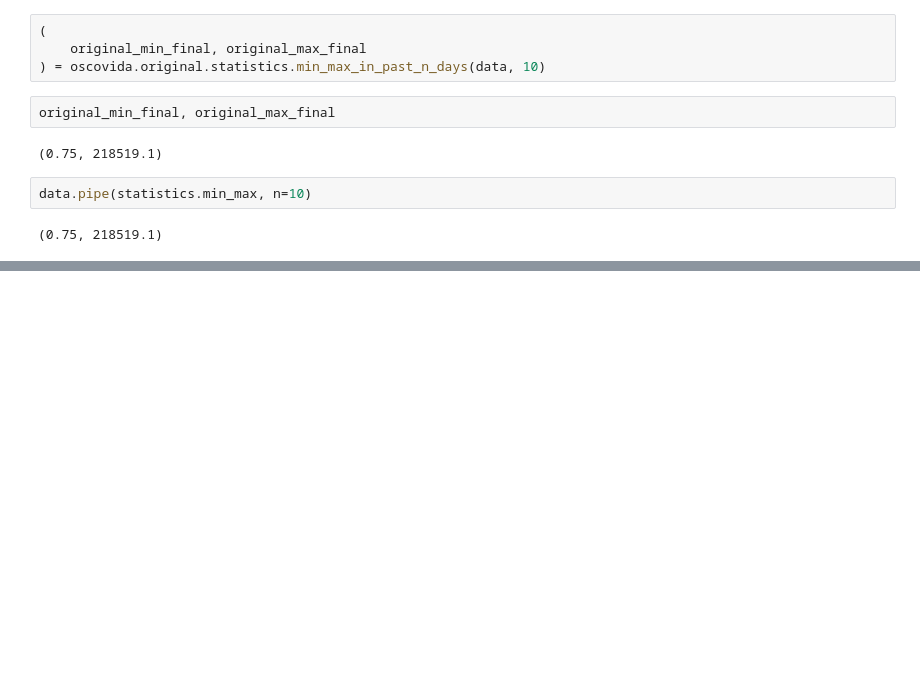
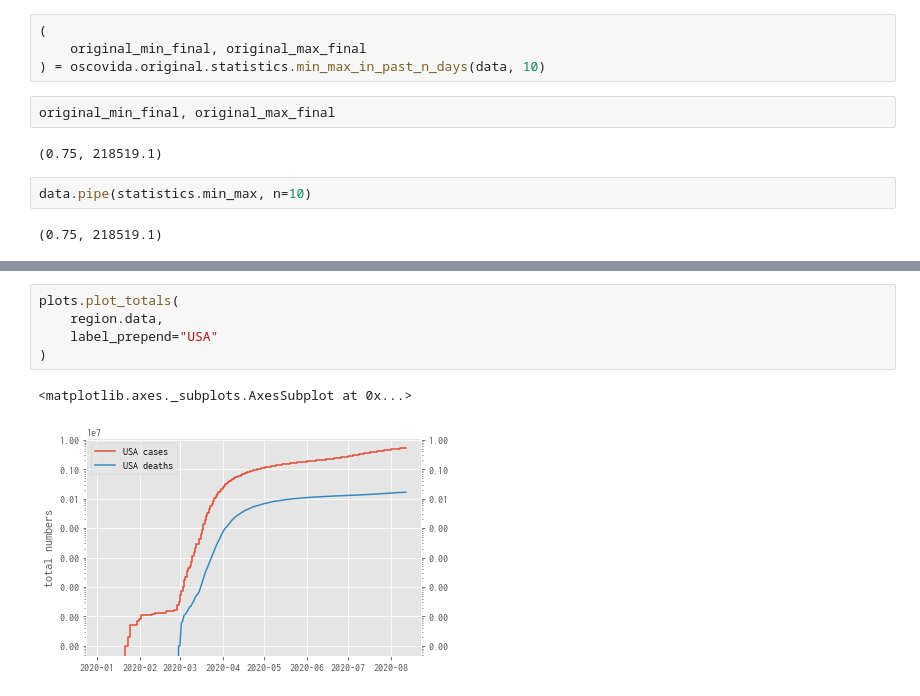
Before and after one commit to oscovida/oscovida, a Jupyter notebook: refactoring_tests.ipynb, the cells around one changed output, grey strips where cells are left out. Saved outputs shown, nothing was run; the diff lists cells and outputs as text; blank space fills up the shorter version.

```diff
--- a/refactoring_tests.ipynb
+++ b/refactoring_tests.ipynb
@@ -105,0 +134,8 @@ data.pipe(statistics.min_max, n=10)
+# %%
+plots.plot_totals(
+    region.data,
+    label_prepend="USA"
+)
+# %% [output]
+<matplotlib.axes._subplots.AxesSubplot at 0x...>
+[figure, added]
```
Also changed, not shown: parts of 16 cells of this notebook.
